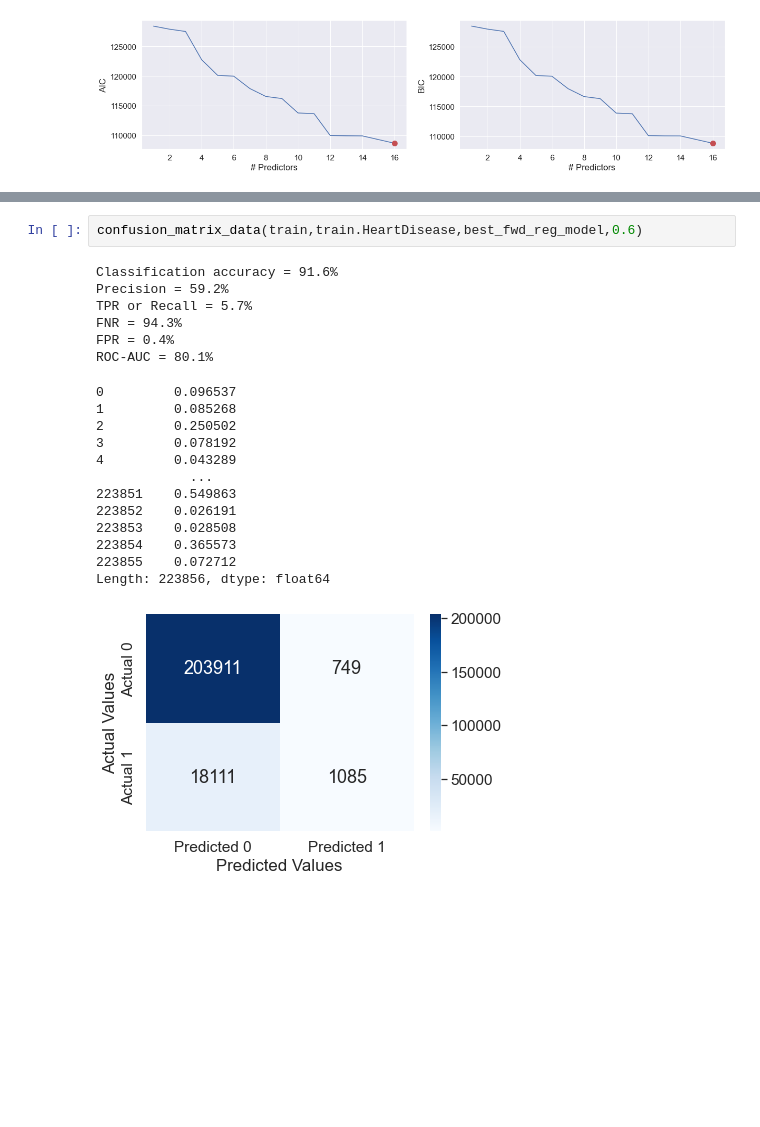
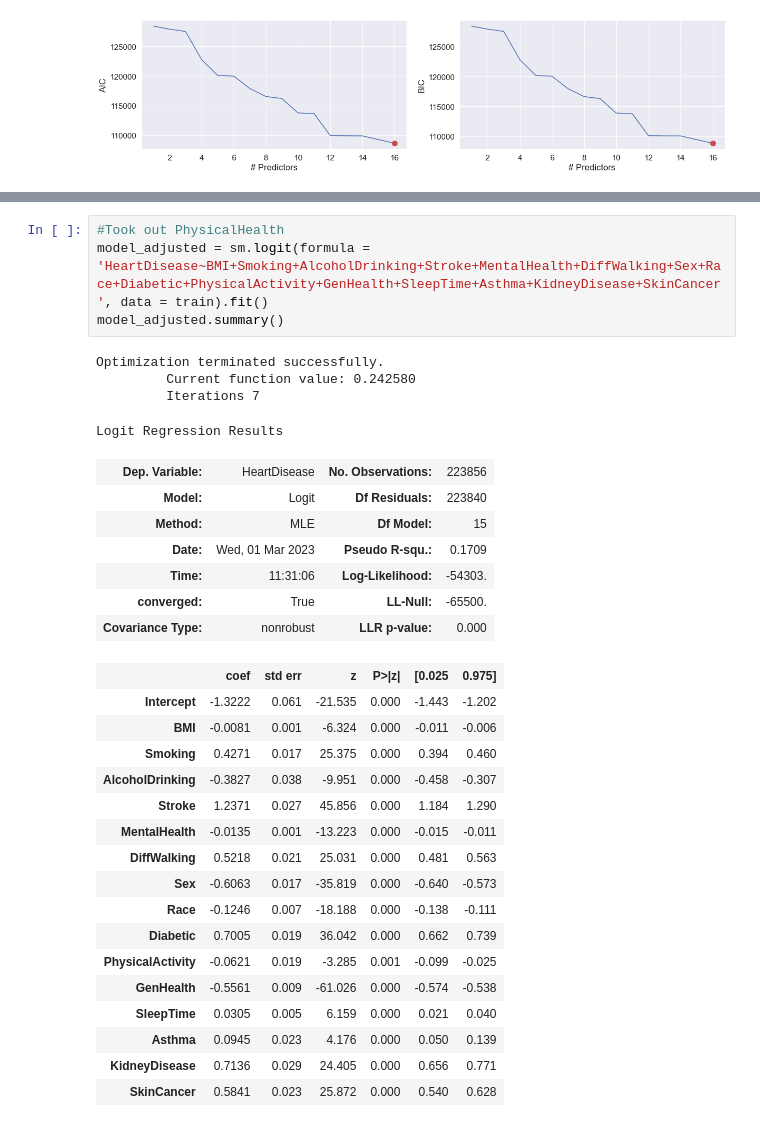
Before and after one commit to JerayuT/Group-5-WQ23-Data-Science, a Jupyter notebook: Project Analysis.ipynb, the cells around one changed output, grey strips where cells are left out. Saved outputs shown, nothing was run; the diff lists cells and outputs as text; blank space fills up the shorter version.

```diff
--- a/Project Analysis.ipynb
+++ b/Project Analysis.ipynb
@@ -400,22 +365,33 @@ def confusion_matrix_data(data,actual_values,model,cutoff=0.5):
-# %%
-confusion_matrix_data(train,train.HeartDisease,best_fwd_reg_model,0.6)
-# %% [output]
-Classification accuracy = 91.6%
-Precision = 59.2%
-TPR or Recall = 5.7%
-FNR = 94.3%
-FPR = 0.4%
-ROC-AUC = 80.1%
-0         0.096537
-1         0.085268
-2         0.250502
-3         0.078192
-4         0.043289
-            ...
-223851    0.549863
-223852    0.026191
-223853    0.028508
-223854    0.365573
-223855    0.072712
-Length: 223856, dtype: float64
-[figure, removed]
+# %%
+#Took out PhysicalHealth
+model_adjusted = sm.logit(formula = 'HeartDisease~BMI+Smoking+AlcoholDrinking+Stroke+MentalHealth+DiffWalking+Sex+Race+Diabetic+PhysicalActivity+GenHealth+SleepTime+Asthma+KidneyDisease+SkinCancer', data = train).fit()
+model_adjusted.summary()
+# %% [output]
+Optimization terminated successfully.
+         Current function value: 0.242580
+         Iterations 7
+Logit Regression Results
+| Dep. Variable: | HeartDisease | No. Observations: | 223856 |
+| Model: | Logit | Df Residuals: | 223840 |
+| Method: | MLE | Df Model: | 15 |
+| Date: | Wed, 01 Mar 2023 | Pseudo R-squ.: | 0.1709 |
+| Time: | 11:31:06 | Log-Likelihood: | -54303. |
+| converged: | True | LL-Null: | -65500. |
+| Covariance Type: | nonrobust | LLR p-value: | 0.000 |
+|  | coef | std err | z | P>|z| | [0.025 | 0.975] |
+| Intercept | -1.3222 | 0.061 | -21.535 | 0.000 | -1.443 | -1.202 |
+| BMI | -0.0081 | 0.001 | -6.324 | 0.000 | -0.011 | -0.006 |
+| Smoking | 0.4271 | 0.017 | 25.375 | 0.000 | 0.394 | 0.460 |
+| AlcoholDrinking | -0.3827 | 0.038 | -9.951 | 0.000 | -0.458 | -0.307 |
+| Stroke | 1.2371 | 0.027 | 45.856 | 0.000 | 1.184 | 1.290 |
+| MentalHealth | -0.0135 | 0.001 | -13.223 | 0.000 | -0.015 | -0.011 |
+| DiffWalking | 0.5218 | 0.021 | 25.031 | 0.000 | 0.481 | 0.563 |
+| Sex | -0.6063 | 0.017 | -35.819 | 0.000 | -0.640 | -0.573 |
+| Race | -0.1246 | 0.007 | -18.188 | 0.000 | -0.138 | -0.111 |
+| Diabetic | 0.7005 | 0.019 | 36.042 | 0.000 | 0.662 | 0.739 |
+| PhysicalActivity | -0.0621 | 0.019 | -3.285 | 0.001 | -0.099 | -0.025 |
+| GenHealth | -0.5561 | 0.009 | -61.026 | 0.000 | -0.574 | -0.538 |
+| SleepTime | 0.0305 | 0.005 | 6.159 | 0.000 | 0.021 | 0.040 |
+| Asthma | 0.0945 | 0.023 | 4.176 | 0.000 | 0.050 | 0.139 |
+| KidneyDisease | 0.7136 | 0.029 | 24.405 | 0.000 | 0.656 | 0.771 |
+| SkinCancer | 0.5841 | 0.023 | 25.872 | 0.000 | 0.540 | 0.628 |
```
Also changed, not shown: parts of 13 cells of this notebook.
